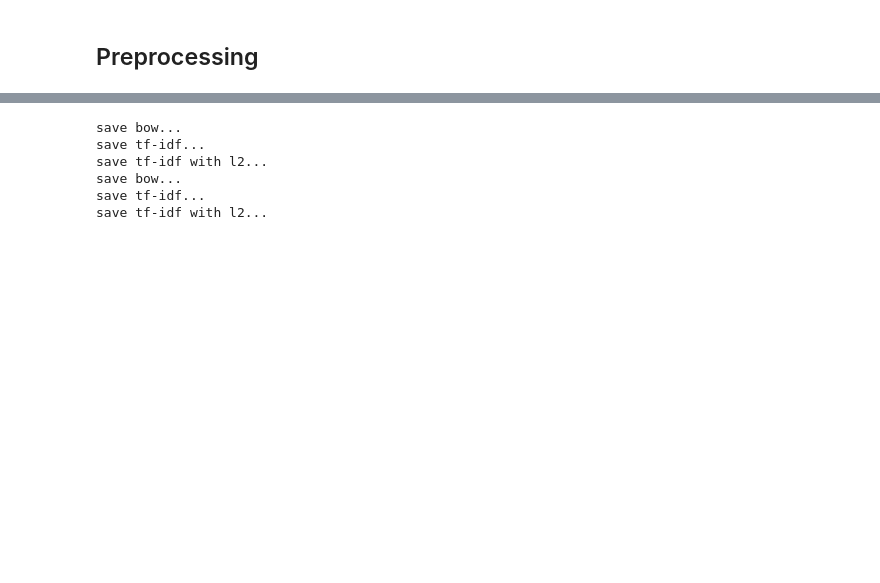
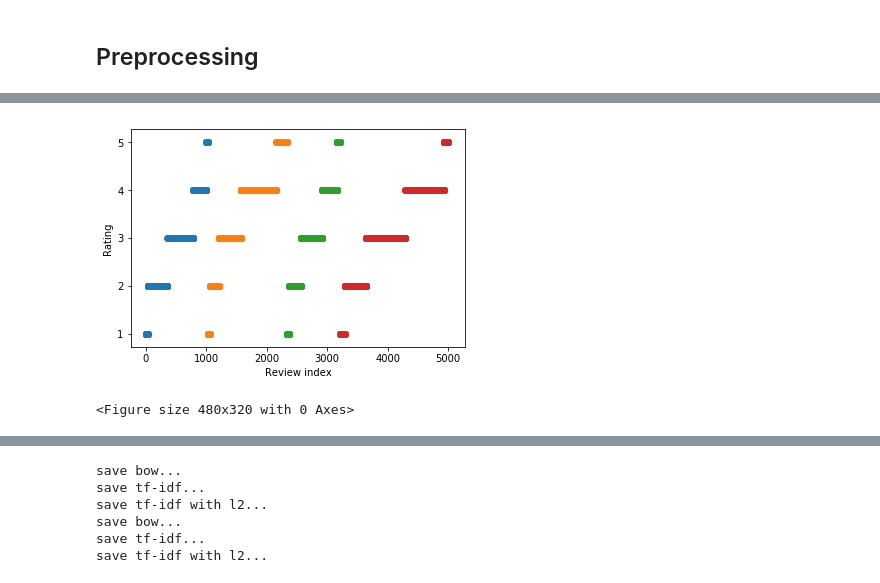
Before and after one commit to lucarp/ter-sentiment-analysis, a Jupyter notebook: Unsupervised Sentiment Analysis of Movie Reviews.ipynb, the cells around one changed output, grey strips where cells are left out. Cells and saved outputs as stored; diff of their text form; code cells hidden in the pictures; blank space fills up the shorter version.

```diff
--- a/Unsupervised Sentiment Analysis of Movie Reviews.ipynb
+++ b/Unsupervised Sentiment Analysis of Movie Reviews.ipynb
@@ -4,3 +4,23 @@
 ## Introduction
 # %% [markdown]
 ## Preprocessing
+# %%
+from collections import Counter
+
+authors = ["Dennis+Schwartz","James+Berardinelli","Scott+Renshaw","Steve+Rhodes"]
+
+vocab_per_author = []
+vocab = Counter()
+
+for author in authors:
+    words = Counter()
+    f = open("dataset/scaledata/" + author + "/subj." + author, "r")
+    for x in f:
+        for w in x.split(' '):
+            words[w] +=1
+            vocab[w] +=1
+    f.close()
+    vocab_per_author.append(words)
+    print(len(words))
+
+print(len(vocab))
@@ -7,3 +33,60 @@
+# %%
+#
+#    LABEL ANALYSIS
+#
+%matplotlib inline
+import matplotlib.pyplot as plt
+from collections import Counter
+import pandas as pd
+
+authors = ["Dennis+Schwartz","James+Berardinelli","Scott+Renshaw","Steve+Rhodes"]
+colors = ["blue","orange", "green", "red"]
+
+vocab_per_author = []
+vocab = Counter()
+
+# for author in authors:
+#     words = Counter()
+#     f = open("dataset/scaledata/" + author + "/label.3class." + author, "r")
+#     for x in f:
+#         for w in x.split(' '):
+#             words[w] +=1
+#             vocab[w] +=1
+#     f.close()
+#     vocab_per_author.append(words)
+#     print(words)
+
+# print(vocab)
+
+doc_count=0
+author_count=0
+ratings=[]
+# fig=plt.figure(figsize=(12, 4), dpi= 80, facecolor='w', edgecolor='k')
+for author in authors:
+    df = pd.read_csv("dataset/scaledata/" + author + "/rating." + author, header=0, names=['rating'])
+    df[df['rating'] <= 0.2] = 1
+    df[df['rating'] <= 0.4] = 2
+    df[df['rating'] <= 0.6] = 3
+    df[df['rating'] <= 0.8] = 4
+    df[df['rating'] <  1.0] = 5
+    plt.scatter(range(doc_count,doc_count+len(df.index)),df['rating'], label=author.replace('+', ' '))
+#     plt.subplot(1, len(authors), author_count+1)
+#     plt.hist(df['rating'], label=author.replace('+', ' '),color=colors[author_count], density=True)
+    doc_count+=len(df.index)
+    author_count+=1
+    for i in df['rating']:
+        ratings.append(i)
+plt.xlabel('Review index')
+plt.ylabel('Rating')
+# plt.legend(fontsize='large',framealpha=1)
+plt.show()
+
+fig=plt.figure(figsize=(6, 4), dpi= 80, facecolor='w', edgecolor='k')
+# plt.hist(ratings, label="Complete dataset",color="grey", density=True)
+plt.show()
+# %% [output]
+[figure, added]
+<Figure size 480x320 with 0 Axes>
 # %%
 import import_reviews
 import preprocessing_tools
```
Also changed, not shown: parts of 4 cells of this notebook, 10 other files.
